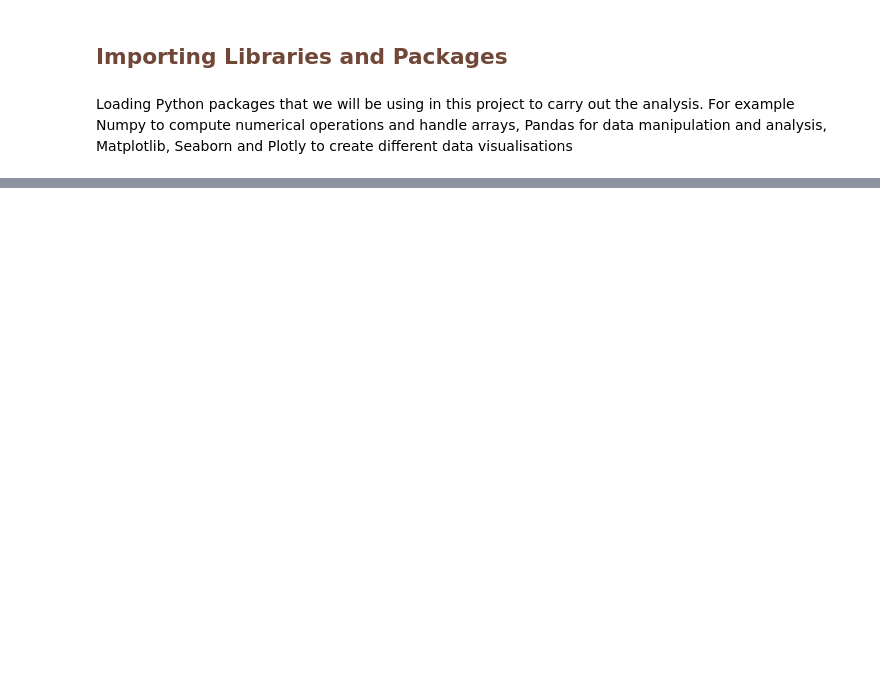
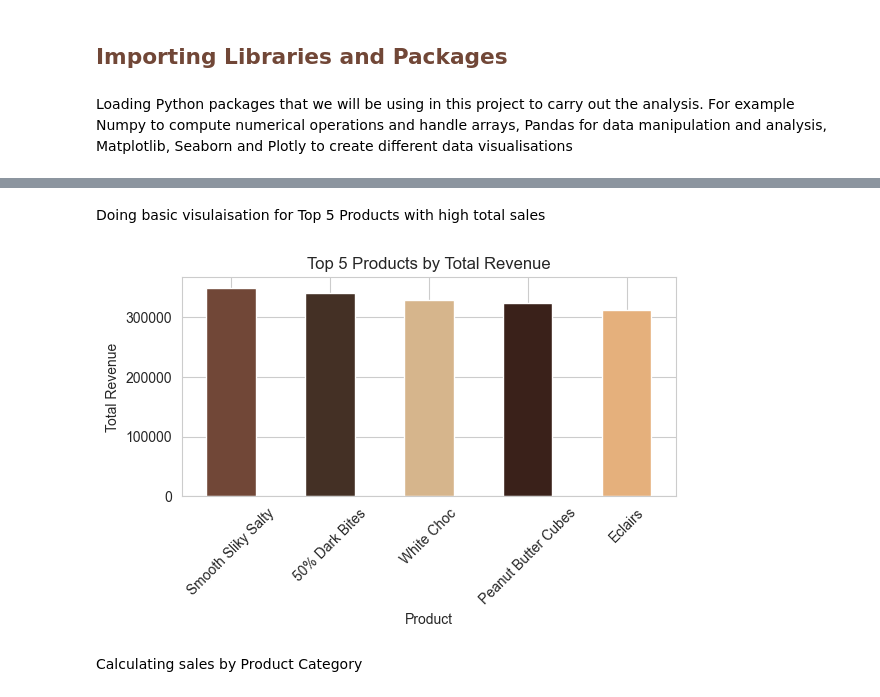
Before and after one commit to seldasen/Chocolate-Sales-Analysis, a Jupyter notebook: jupyter_notebooks/2. Sales Data Analysis.ipynb, the cells around one changed output, grey strips where cells are left out. Drawn from its saved outputs; the diff is of its cells as text; code cells hidden in the pictures; blank space fills up the shorter version.

```diff
--- a/jupyter_notebooks/2. Sales Data Analysis.ipynb
+++ b/jupyter_notebooks/2. Sales Data Analysis.ipynb
@@ -277,0 +177,18 @@ Name: Boxes Shipped, dtype: int64
+# %% [markdown]
+Doing basic visulaisation for Top 5 Products with high total sales
+# %%
+top_products = df.groupby('Product')['Amount'].sum().sort_values(ascending=False).head(5)
+
+# Plot Top 5 Products
+plt.figure(figsize=(6, 4))
+top_products.plot(kind='bar', color=custom_palette[:5])
+plt.title('Top 5 Products by Total Revenue')
+plt.xlabel('Product')
+plt.ylabel('Total Revenue')
+plt.xticks(rotation=45)
+plt.tight_layout()
+plt.show()
+# %% [output]
+[figure, added]
+# %% [markdown]
+Calculating sales by Product Category
```
Also changed, not shown: parts of 52 cells of this notebook, 2 other files.
